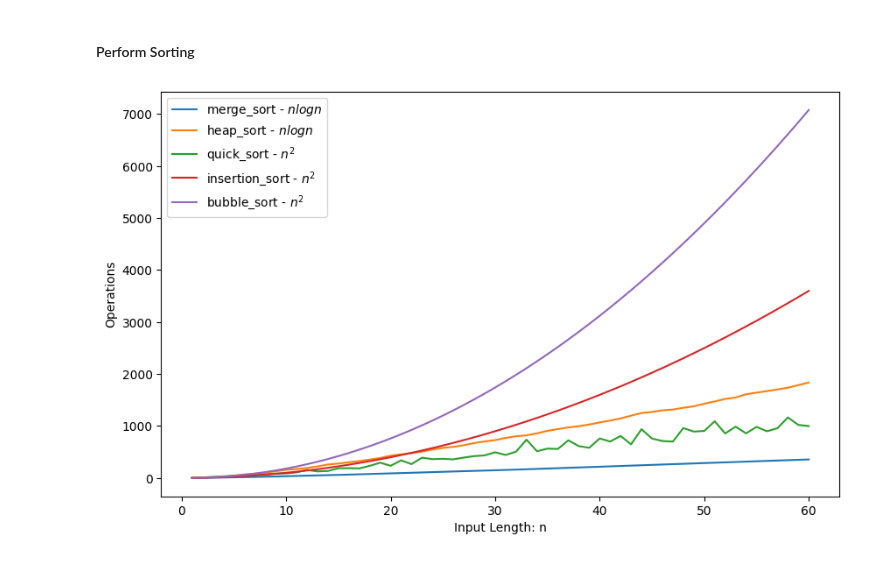
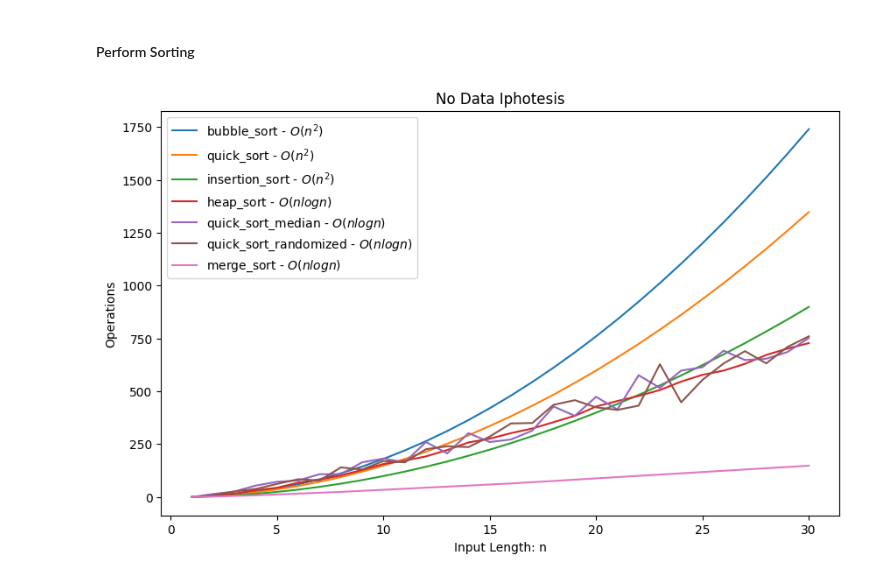
Before and after one commit to cecinuga/ComputationalComplexity, a Jupyter notebook: Sorting/analysis.ipynb, the cells around one changed output. Drawn from its saved outputs; the diff is of its cells as text; code cells hidden in the pictures.

Commit message:
quick_sort_variants

```diff
--- a/Sorting/analysis.ipynb
+++ b/Sorting/analysis.ipynb
@@ -29,17 +14,35 @@ for algo in algorithms_test_cases:
+# %%
+n_test_case = 30
+
+algorithms_test_cases = {
+    'bubble_sort': { 'test': generate__list_of_naturals__test_cases(n_test_case), 'algo': bubble_sort, 'complexity': 'n^2' },
+    'quick_sort': { 'test': generate__list_of_naturals__test_cases(n_test_case), 'algo': quick_sort, 'complexity': 'n^2' },
+    'insertion_sort':{ 'test': generate__list_of_naturals__test_cases(n_test_case), 'algo': insertion_sort, 'complexity':'n^2' },
+    'heap_sort': { 'test': generate__list_of_naturals__test_cases(n_test_case), 'algo': heap_sort, 'complexity': 'n logn' },
+    'quick_sort_median': { 'test': generate__list_of_naturals__test_cases(n_test_case), 'algo': quick_sort_median, 'complexity': 'n logn' },
+    'quick_sort_randomized': { 'test': generate__list_of_naturals__test_cases(n_test_case), 'algo': quick_sort_randomized, 'complexity': 'n logn' },
+    'merge_sort': { 'test': generate__list_of_naturals__test_cases(n_test_case), 'algo': merge_sort, 'complexity': 'n logn' },
+}
+
+for algo in algorithms_test_cases:
+    for test_case in algorithms_test_cases[algo]['test']['test_case']:
+        test_case.read_counter = 0
+        algorithms_test_cases[algo]['algo'](test_case)
 # %%
 plt.figure(figsize=(10, 6))
 plt.ylabel('Operations')
 plt.xlabel('Input Length: n')
 
 for algo in algorithms_test_cases:
     plt.plot(
         [ i for i in algorithms_test_cases[algo]['test']['length'] ],
         [ test_case.read_counter for test_case in algorithms_test_cases[algo]['test']['test_case'] ],
-        label=r'{0} -{1}'.format(algo, r'$\ {0}$'.format(algorithms_test_cases[algo]['complexity']))
+        label=r'{0} -{1}'.format(algo, r'$\ O({0})$'.format(algorithms_test_cases[algo]['complexity']))
     )
 
 plt.legend()
 plt.savefig('source/sorting_complexity.png')
+plt.title("No Data Iphotesis")
 plt.show()
 # %% [output]
-[figure, old version]
+[figure, new version]
```
Also changed, not shown: parts of 2 cells of this notebook, 3 other files.
